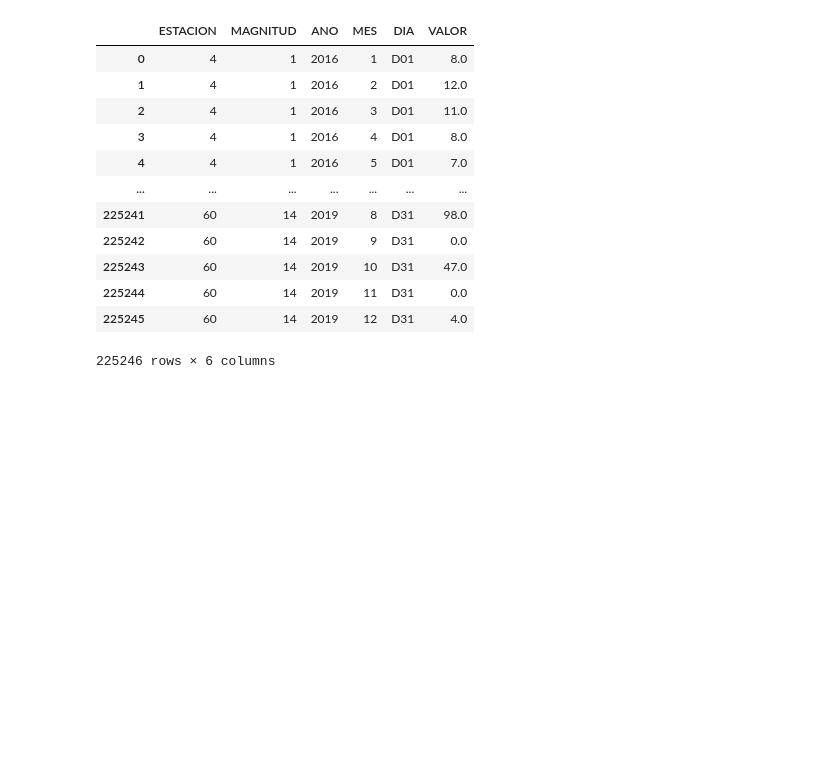
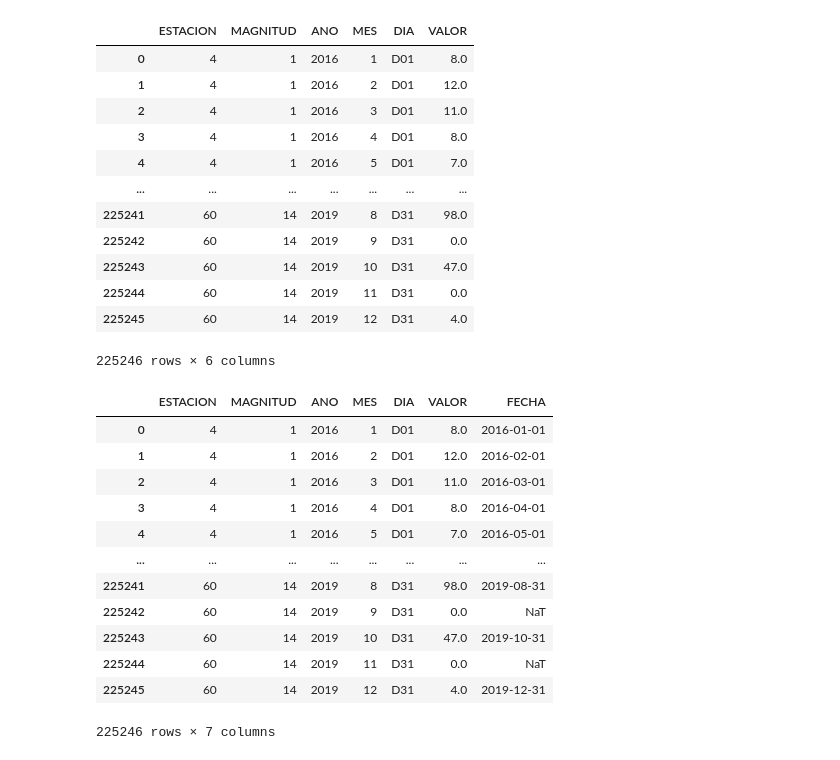
Before and after one commit to fpabi/Tareas, a Jupyter notebook: Tarea_7.ipynb, the cells around one changed output. Saved outputs shown, nothing was run; the diff lists cells and outputs as text; code cells hidden in the pictures; blank space fills up the shorter version.

Commit message:
Se añadió una columna con la fecha a partir de la concatenación del año, el mes y el día

```diff
--- a/Tarea_7.ipynb
+++ b/Tarea_7.ipynb
@@ -76,3 +75,33 @@ df_reestructurado
 | 225244 | 60 | 14 | 2019 | 11 | D31 | 0.0 |
 | 225245 | 60 | 14 | 2019 | 12 | D31 | 4.0 |
 225246 rows × 6 columns
+# %%
+from datetime import datetime
+
+# Función para convertir la columna "DIA" en formato de día válido y obtener la fecha
+def obtener_fecha(row):
+    try:
+        dia_str = row['DIA']  # Obtener el valor de la columna "DIA" (por ejemplo, "D01")
+        dia_numero = int(dia_str[1:])  # Extraer el número del día y convertirlo en entero
+        fecha = datetime(row['ANO'], row['MES'], dia_numero)  # Crear la fecha
+        return fecha
+    except (ValueError, TypeError):
+        return None  # Devolver None si hay un error en el formato o los datos no son válidos
+
+# Crear la columna "FECHA" usando la función obtener_fecha
+df_reestructurado['FECHA'] = df_reestructurado.apply(obtener_fecha, axis=1)
+df_reestructurado
+# %% [output]
+|  | ESTACION | MAGNITUD | ANO | MES | DIA | VALOR | FECHA |
+| 0 | 4 | 1 | 2016 | 1 | D01 | 8.0 | 2016-01-01 |
+| 1 | 4 | 1 | 2016 | 2 | D01 | 12.0 | 2016-02-01 |
+| 2 | 4 | 1 | 2016 | 3 | D01 | 11.0 | 2016-03-01 |
+| 3 | 4 | 1 | 2016 | 4 | D01 | 8.0 | 2016-04-01 |
+| 4 | 4 | 1 | 2016 | 5 | D01 | 7.0 | 2016-05-01 |
+| ... | ... | ... | ... | ... | ... | ... | ... |
+| 225241 | 60 | 14 | 2019 | 8 | D31 | 98.0 | 2019-08-31 |
+| 225242 | 60 | 14 | 2019 | 9 | D31 | 0.0 | NaT |
+| 225243 | 60 | 14 | 2019 | 10 | D31 | 47.0 | 2019-10-31 |
+| 225244 | 60 | 14 | 2019 | 11 | D31 | 0.0 | NaT |
+| 225245 | 60 | 14 | 2019 | 12 | D31 | 4.0 | 2019-12-31 |
+225246 rows × 7 columns
```
Also changed, not shown: parts of 1 cell of this notebook.
